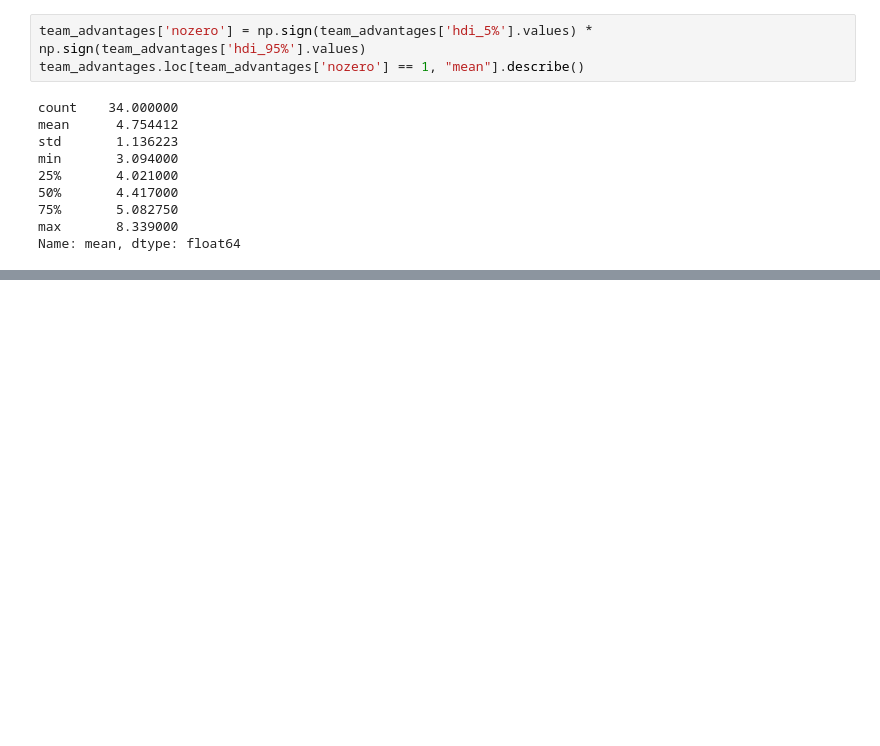
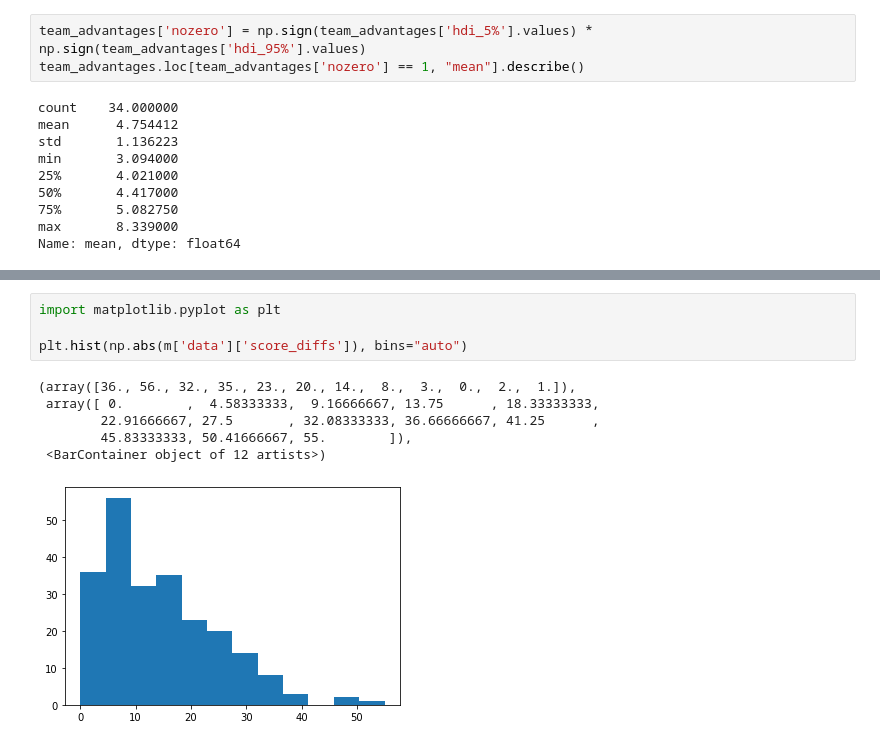
Before and after one commit to kamicollo/home-court-advantage, a Jupyter notebook: modelling/model_evaluation.ipynb, the cells around one changed output, grey strips where cells are left out. Cells and saved outputs as stored; diff of their text form; blank space fills up the shorter version.

```diff
--- a/modelling/model_evaluation.ipynb
+++ b/modelling/model_evaluation.ipynb
@@ -234,0 +261,11 @@ Name: mean, dtype: float64
+# %%
+import matplotlib.pyplot as plt
+
+plt.hist(np.abs(m['data']['score_diffs']), bins="auto")
+# %% [output]
+(array([36., 56., 32., 35., 23., 20., 14.,  8.,  3.,  0.,  2.,  1.]),
+ array([ 0.        ,  4.58333333,  9.16666667, 13.75      , 18.33333333,
+        22.91666667, 27.5       , 32.08333333, 36.66666667, 41.25      ,
+        45.83333333, 50.41666667, 55.        ]),
+ <BarContainer object of 12 artists>)
+[figure, added]
```
Also changed, not shown: parts of 6 cells of this notebook.
